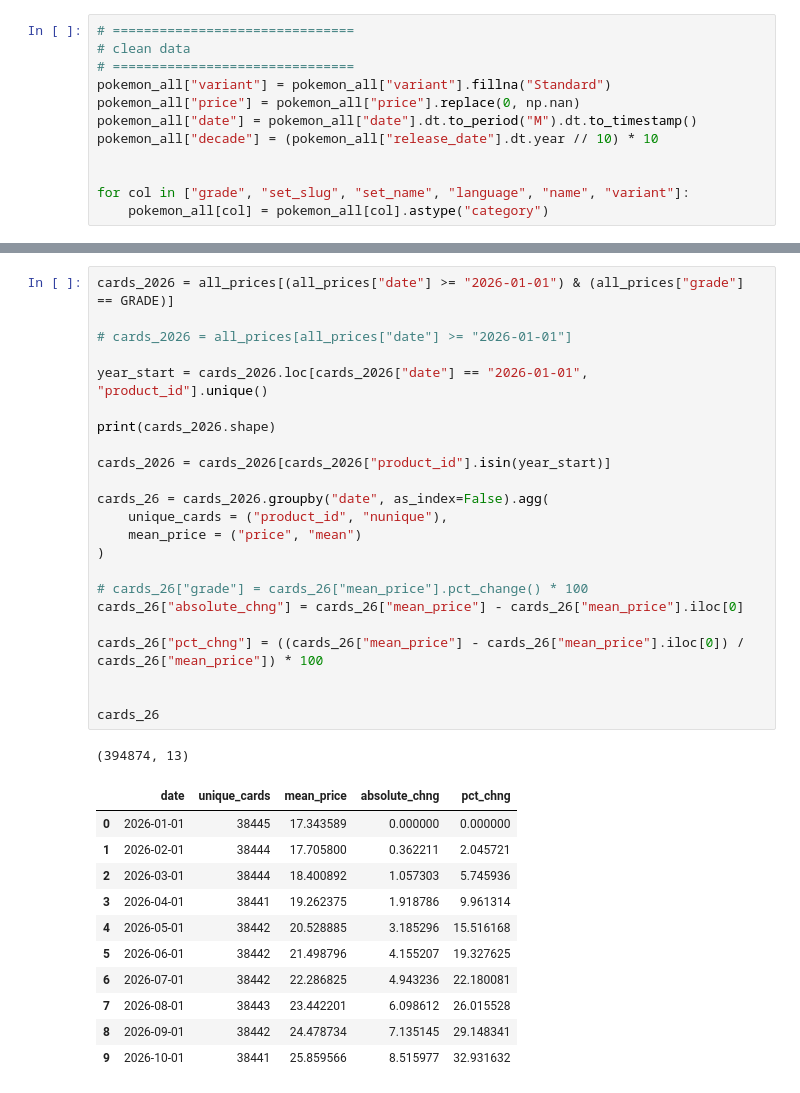
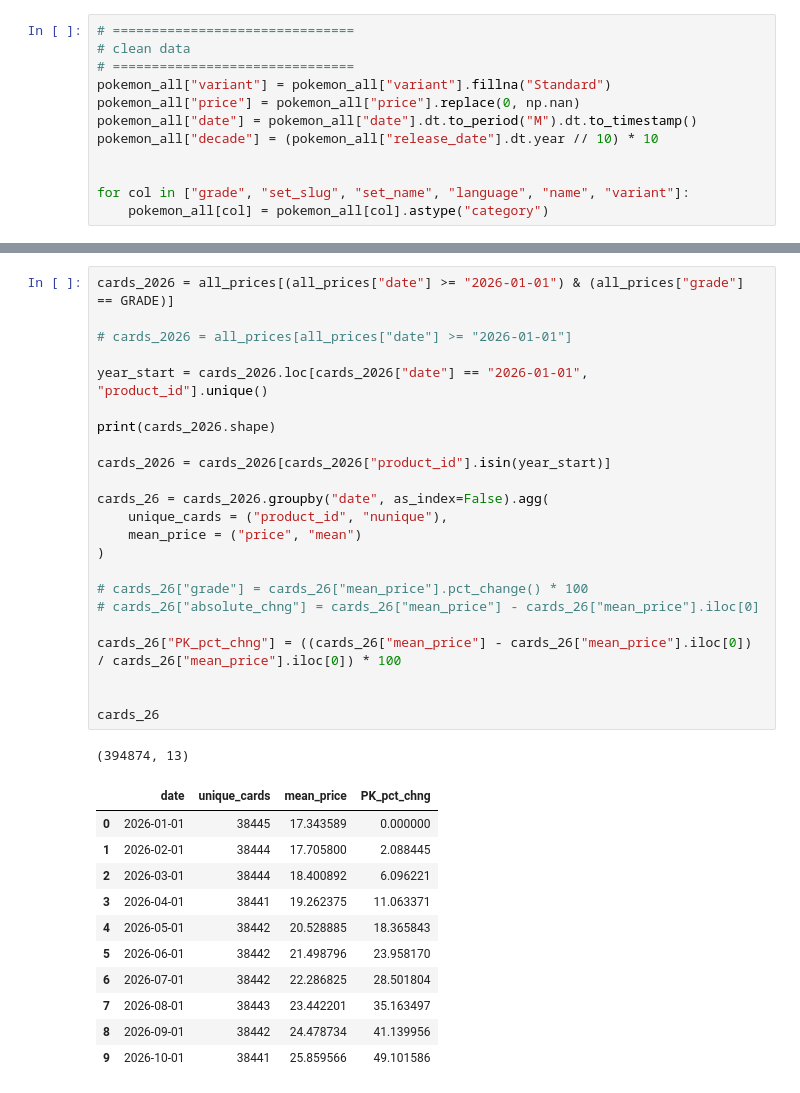
Before and after one commit to TurnerHaa/pokemon-cards, a Jupyter notebook: analysis_focused.ipynb, the cells around one changed output, grey strips where cells are left out. Saved outputs shown, nothing was run; the diff lists cells and outputs as text.

```diff
--- a/analysis_focused.ipynb
+++ b/analysis_focused.ipynb
@@ -79,36 +69,36 @@ def one_per_card(cards):
 # %%
 cards_2026 = all_prices[(all_prices["date"] >= "2026-01-01") & (all_prices["grade"] == GRADE)]
 
 # cards_2026 = all_prices[all_prices["date"] >= "2026-01-01"]
 
 year_start = cards_2026.loc[cards_2026["date"] == "2026-01-01", "product_id"].unique()
 
 print(cards_2026.shape)
 
 cards_2026 = cards_2026[cards_2026["product_id"].isin(year_start)]
 
 cards_26 = cards_2026.groupby("date", as_index=False).agg(
     unique_cards = ("product_id", "nunique"),
     mean_price = ("price", "mean")
 )
 
 # cards_26["grade"] = cards_26["mean_price"].pct_change() * 100
-cards_26["absolute_chng"] = cards_26["mean_price"] - cards_26["mean_price"].iloc[0]
+# cards_26["absolute_chng"] = cards_26["mean_price"] - cards_26["mean_price"].iloc[0]
 
-cards_26["pct_chng"] = ((cards_26["mean_price"] - cards_26["mean_price"].iloc[0]) / cards_26["mean_price"]) * 100
+cards_26["PK_pct_chng"] = ((cards_26["mean_price"] - cards_26["mean_price"].iloc[0]) / cards_26["mean_price"].iloc[0]) * 100
 
 
 cards_26
 # %% [output]
 (394874, 13)
-|  | date | unique_cards | mean_price | absolute_chng | pct_chng |
-| 0 | 2026-01-01 | 38445 | 17.343589 | 0.000000 | 0.000000 |
-| 1 | 2026-02-01 | 38444 | 17.705800 | 0.362211 | 2.045721 |
-| 2 | 2026-03-01 | 38444 | 18.400892 | 1.057303 | 5.745936 |
-| 3 | 2026-04-01 | 38441 | 19.262375 | 1.918786 | 9.961314 |
-| 4 | 2026-05-01 | 38442 | 20.528885 | 3.185296 | 15.516168 |
-| 5 | 2026-06-01 | 38442 | 21.498796 | 4.155207 | 19.327625 |
-| 6 | 2026-07-01 | 38442 | 22.286825 | 4.943236 | 22.180081 |
-| 7 | 2026-08-01 | 38443 | 23.442201 | 6.098612 | 26.015528 |
-| 8 | 2026-09-01 | 38442 | 24.478734 | 7.135145 | 29.148341 |
-| 9 | 2026-10-01 | 38441 | 25.859566 | 8.515977 | 32.931632 |
+|  | date | unique_cards | mean_price | PK_pct_chng |
+| 0 | 2026-01-01 | 38445 | 17.343589 | 0.000000 |
+| 1 | 2026-02-01 | 38444 | 17.705800 | 2.088445 |
+| 2 | 2026-03-01 | 38444 | 18.400892 | 6.096221 |
+| 3 | 2026-04-01 | 38441 | 19.262375 | 11.063371 |
+| 4 | 2026-05-01 | 38442 | 20.528885 | 18.365843 |
+| 5 | 2026-06-01 | 38442 | 21.498796 | 23.958170 |
+| 6 | 2026-07-01 | 38442 | 22.286825 | 28.501804 |
+| 7 | 2026-08-01 | 38443 | 23.442201 | 35.163497 |
+| 8 | 2026-09-01 | 38442 | 24.478734 | 41.139956 |
+| 9 | 2026-10-01 | 38441 | 25.859566 | 49.101586 |
```
Also changed, not shown: parts of 7 cells of this notebook.
